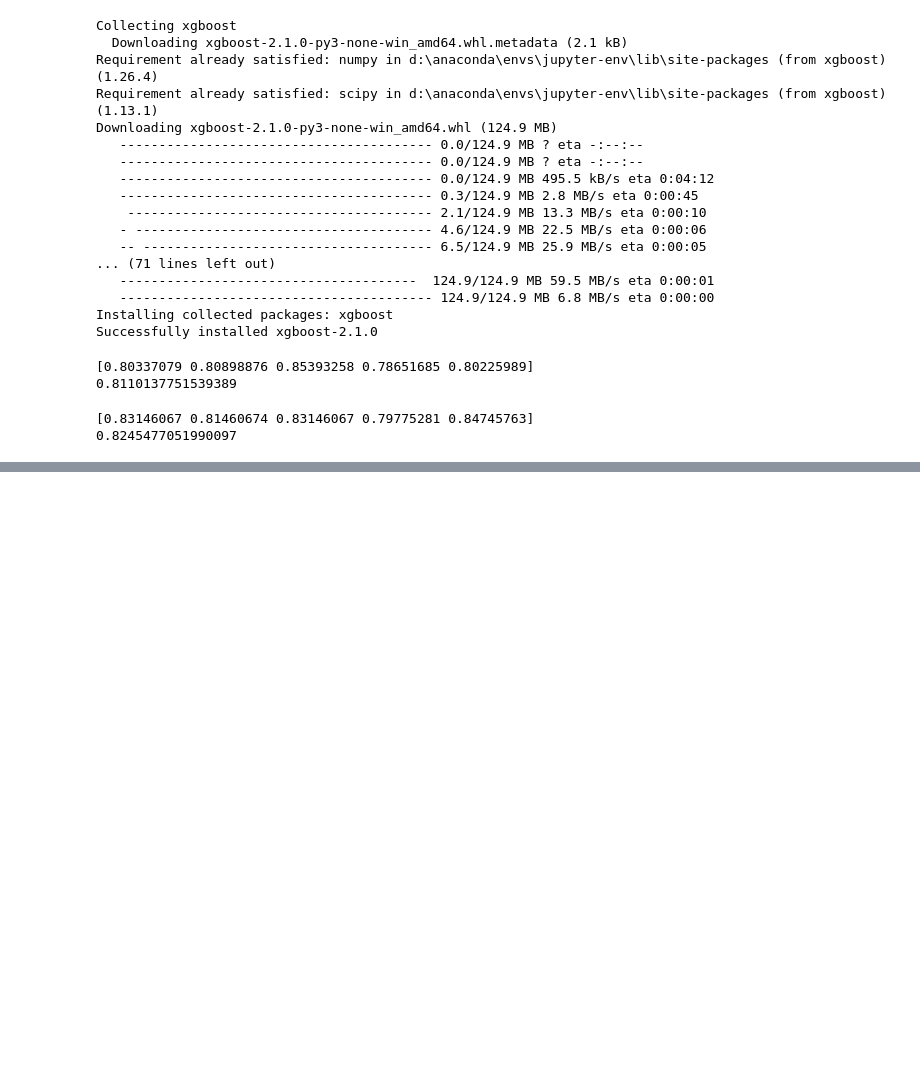
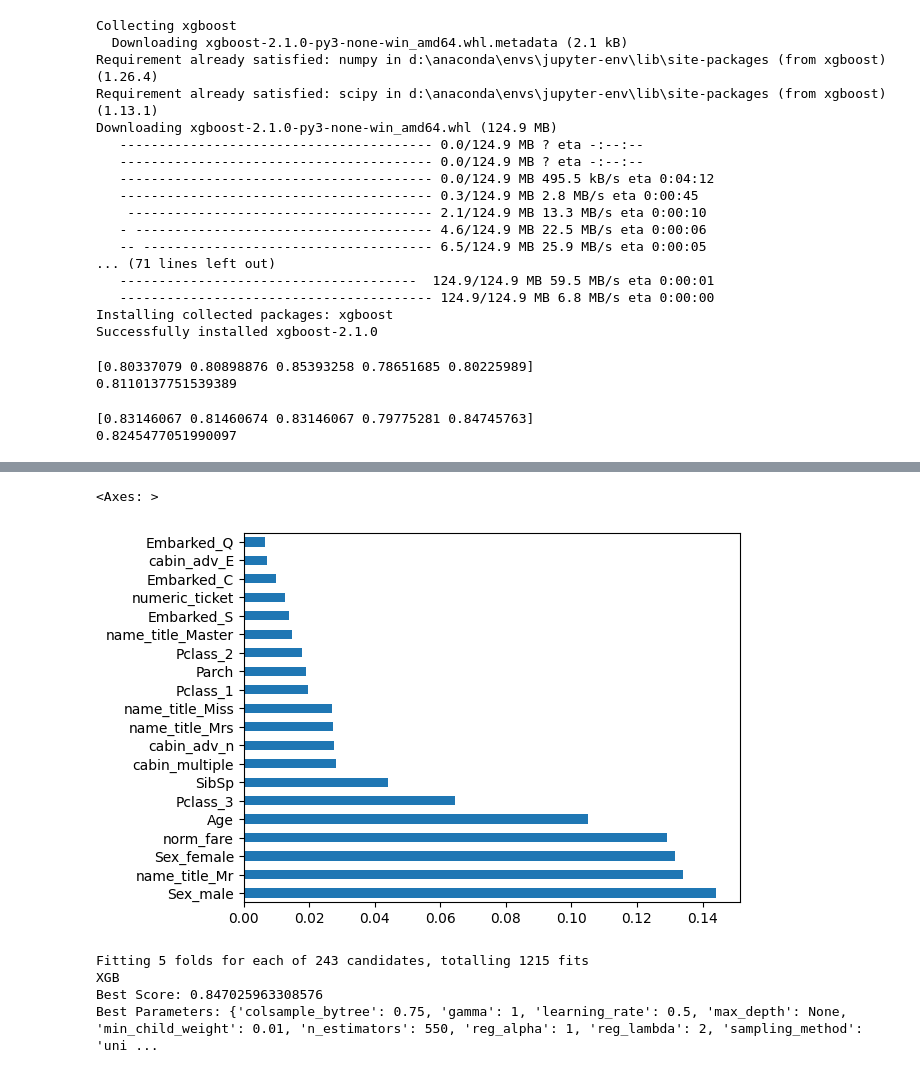
Before and after one commit to forSplinter/Data_Learn, a Jupyter notebook: data_code/Titanic.ipynb, the cells around one changed output, grey strips where cells are left out. Drawn from its saved outputs; the diff is of its cells as text; code cells hidden in the pictures; blank space fills up the shorter version.

```diff
--- a/data_code/Titanic.ipynb
+++ b/data_code/Titanic.ipynb
@@ -451,0 +494,13 @@ def clf_performance(classifier, model_name):
+# %%
+rf = RandomForestClassifier(random_state = 1)
+param_grid =  {'n_estimators': [400,450,500,550],
+               'criterion':['gini','entropy'],
+                                  'bootstrap': [True],
+                                  'max_depth': [15, 20, 25],
+                                  'max_features': ['auto','sqrt', 10],
+                                  'min_samples_leaf': [2,3],
+                                  'min_samples_split': [2,3]}
+
+clf_rf = GridSearchCV(rf, param_grid = param_grid, cv = 5, verbose = True, n_jobs = -1)
+best_clf_rf = clf_rf.fit(X_train_scaled,y_train)
+clf_performance(best_clf_rf,'Random Forest')
@@ -451,0 +529,31 @@ def clf_performance(classifier, model_name):
+# %%
+best_rf = best_clf_rf.best_estimator_.fit(X_train_scaled,y_train)
+feat_importances = pd.Series(best_rf.feature_importances_, index=X_train_scaled.columns)
+feat_importances.nlargest(20).plot(kind='barh')
+# %% [output]
+<Axes: >
+[figure, added]
+# %%
+xgb = XGBClassifier(random_state = 1)
+
+param_grid = {
+    'n_estimators': [450,500,550],
+    'colsample_bytree': [0.75,0.8,0.85],
+    'max_depth': [None],
+    'reg_alpha': [1],
+    'reg_lambda': [2, 5, 10],
+    'subsample': [0.55, 0.6, .65],
+    'learning_rate':[0.5],
+    'gamma':[.5,1,2],
+    'min_child_weight':[0.01],
+    'sampling_method': ['uniform']
+}
+
+clf_xgb = GridSearchCV(xgb, param_grid = param_grid, cv = 5, verbose = True, n_jobs = -1)
+best_clf_xgb = clf_xgb.fit(X_train_scaled,y_train)
+clf_performance(best_clf_xgb,'XGB')
+# %% [output]
+Fitting 5 folds for each of 243 candidates, totalling 1215 fits
+XGB
+Best Score: 0.847025963308576
+Best Parameters: {'colsample_bytree': 0.75, 'gamma': 1, 'learning_rate': 0.5, 'max_depth': None, 'min_child_weight': 0.01, 'n_estimators': 550, 'reg_alpha': 1, 'reg_lambda': 2, 'sampling_method': 'uni ...
```
Also changed, not shown: parts of 12 cells of this notebook, 7 other files.
